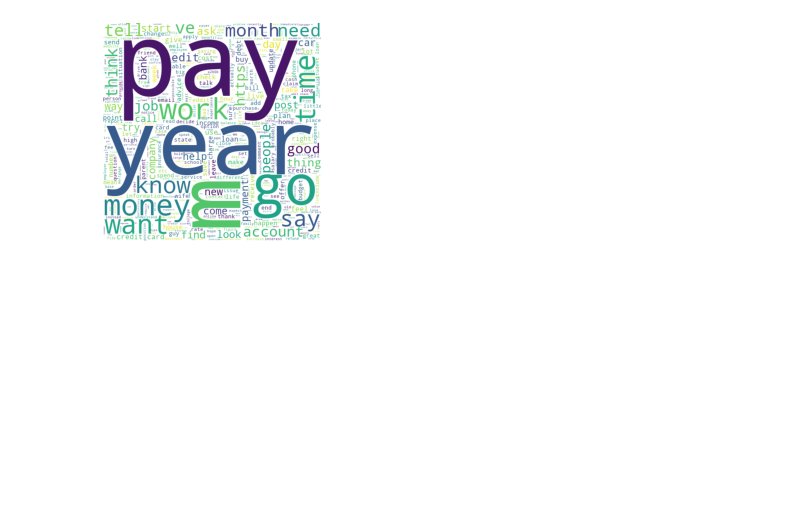
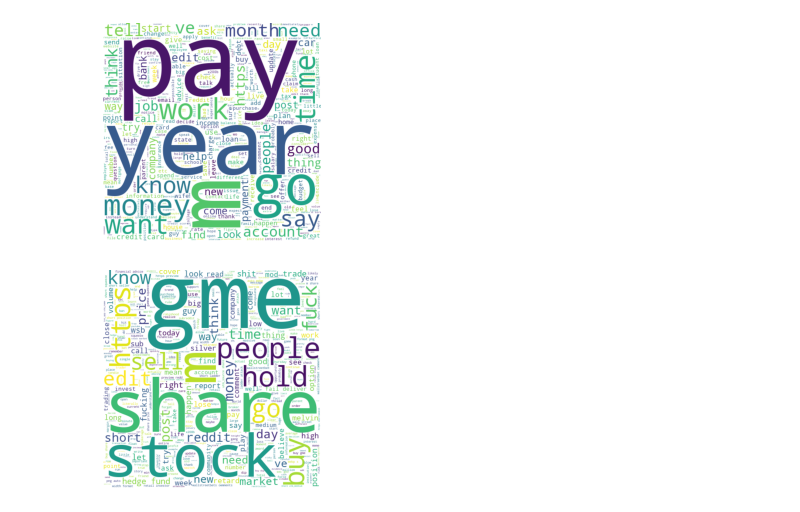
Before and after one commit to jinfei1125/personal-finance, a Jupyter notebook: [Final Project]Content Analysis on People's Personal Finance Concerns Based on Reddit Data.ipynb, the cells around one changed output. Cells and saved outputs as stored; diff of their text form; code cells hidden in the pictures; blank space fills up the shorter version.

```diff
--- a/[Final Project]Content Analysis on People's Personal Finance Concerns Based on Reddit Data.ipynb
+++ b/[Final Project]Content Analysis on People's Personal Finance Concerns Based on Reddit Data.ipynb
@@ -624,3 +641,12 @@ plt.axis("off")
 plt.savefig("pf_word_cloud.png", format = 'png')
 # %% [output]
 [figure]
+# %%
+wsb_df['tokenized_text'] = wsb_df['text'].apply(lambda x: word_tokenize(x))
+wsb_df['normalized_tokens'] = wsb_df['tokenized_text'].apply(lambda x: normalizeTokens(x))
+wc = wordcloud.WordCloud(background_color="white", max_words=500, width= 1000, height = 1000, mode ='RGBA', scale=.5).generate(' '.join(wsb_df['normalized_tokens'].sum()))
+plt.imshow(wc)
+plt.axis("off")
+plt.savefig("wsb_word_cloud.png", format = 'png')
+# %% [output]
+[figure, added]
```
Also changed, not shown: parts of 78 cells of this notebook, 2 other files.
